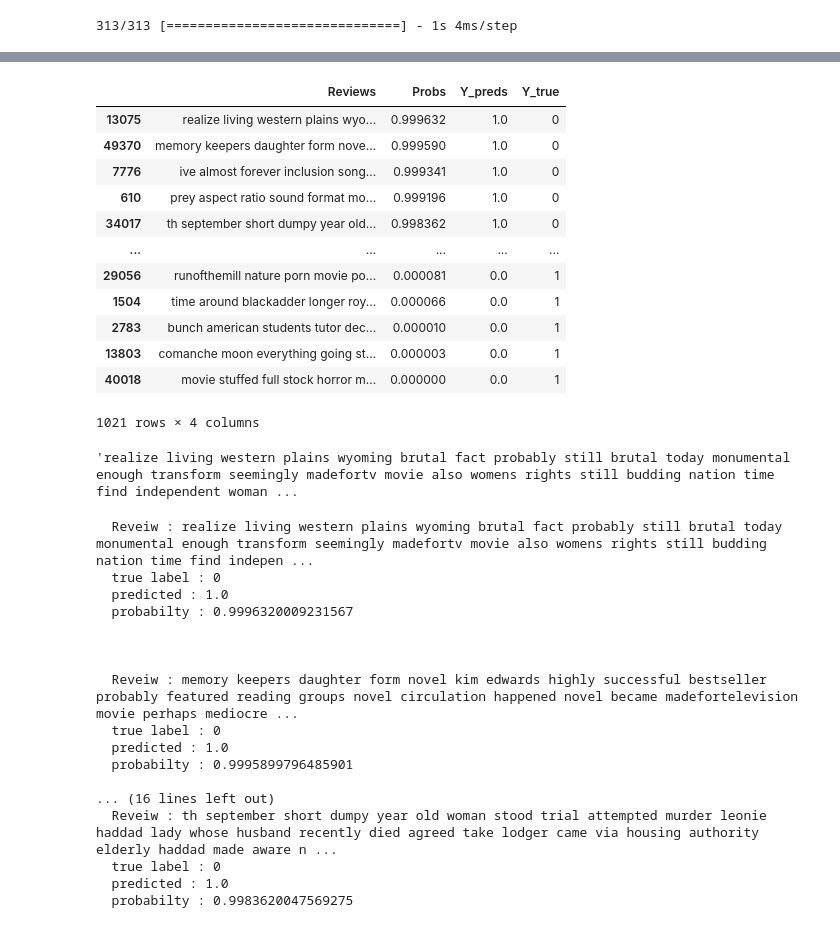
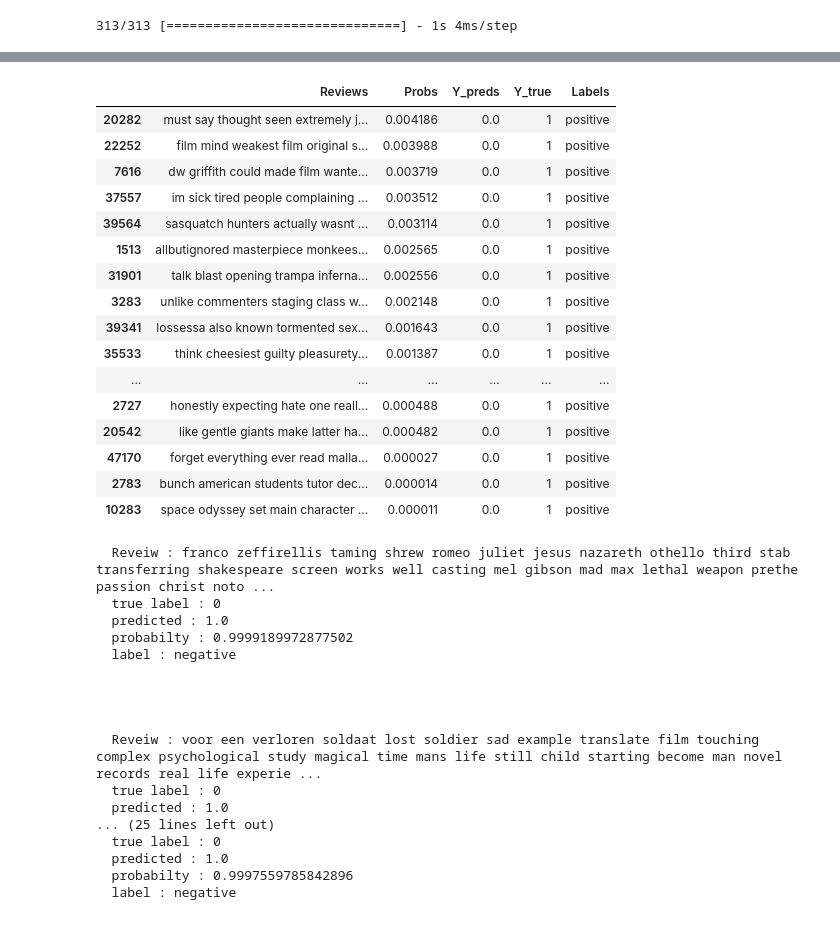
Before and after one commit to MahmutAtia/Kaggle-Projects, a Jupyter notebook: Sentiment analysis Fellowship AI.ipynb, the cells around one changed output, grey strips where cells are left out. Cells and saved outputs as stored; diff of their text form; code cells hidden in the pictures.

```diff
--- a/Sentiment analysis Fellowship AI.ipynb
+++ b/Sentiment analysis Fellowship AI.ipynb
@@ -970,0 +1029,2 @@ Name: review, Length: 4000, dtype: object
+# %%
+labels = y_test
@@ -1090,5 +1172,3 @@ WARNING:absl:Found untraced functions such as _jit_compiled_convolution_op while
-# %%
-dl_model1_all = tf.keras.models.load_model("/content/drive/MyDrive/Kaggle projects/all_conv1D")
 # %%
 dl_model1_all.evaluate(test)
 # %% [output]
@@ -1101,2 +1189,2 @@ preds =(dl_model1_all.predict(test))
 # %%
-{"Reviews":np.array( x_test),"Probs":((tf.squeeze(preds)) ),"Y_preds": tf.squeeze(np.round(preds)), "Y_true": y_test}
+df = pd.DataFrame({"Reviews":( x_test),"Probs":(np.round(tf.squeeze((preds)),6) ),"Y_preds": tf.squeeze(np.round(preds)), "Y_true": y_test, "Labels":labels})
@@ -1117,4 +1191,2 @@ preds =(dl_model1_all.predict(test))
-# %%
-df = pd.DataFrame({"Reviews":( x_test),"Probs":(np.round(tf.squeeze((preds)),6) ),"Y_preds": tf.squeeze(np.round(preds)), "Y_true": y_test})
 # %%
 most_wrong_values = df[df["Y_preds"]!=df["Y_true"]].sort_values(by="Probs" ,ascending=False)
@@ -1121,23 +1213,23 @@ most_wrong_values = df[df["Y_preds"]!=df["Y_true"]].sort_values(by="Probs" ,asce
 # %%
-most_wrong_values
+most_wrong_values.tail(20)
 # %% [output]
-|  | Reviews | Probs | Y_preds | Y_true |
-| 13075 | realize living western plains wyo... | 0.999632 | 1.0 | 0 |
-| 49370 | memory keepers daughter form nove... | 0.999590 | 1.0 | 0 |
-| 7776 | ive almost forever inclusion song... | 0.999341 | 1.0 | 0 |
-| 610 | prey aspect ratio sound format mo... | 0.999196 | 1.0 | 0 |
-| 34017 | th september short dumpy year old... | 0.998362 | 1.0 | 0 |
-| ... | ... | ... | ... | ... |
-| 29056 | runofthemill nature porn movie po... | 0.000081 | 0.0 | 1 |
-| 1504 | time around blackadder longer roy... | 0.000066 | 0.0 | 1 |
-| 2783 | bunch american students tutor dec... | 0.000010 | 0.0 | 1 |
-| 13803 | comanche moon everything going st... | 0.000003 | 0.0 | 1 |
-| 40018 | movie stuffed full stock horror m... | 0.000000 | 0.0 | 1 |
+|  | Reviews | Probs | Y_preds | Y_true | Labels |
+| 20282 | must say thought seen extremely j... | 0.004186 | 0.0 | 1 | positive |
+| 22252 | film mind weakest film original s... | 0.003988 | 0.0 | 1 | positive |
+| 7616 | dw griffith could made film wante... | 0.003719 | 0.0 | 1 | positive |
+| 37557 | im sick tired people complaining ... | 0.003512 | 0.0 | 1 | positive |
+| 39564 | sasquatch hunters actually wasnt ... | 0.003114 | 0.0 | 1 | positive |
+| 1513 | allbutignored masterpiece monkees... | 0.002565 | 0.0 | 1 | positive |
+| 31901 | talk blast opening trampa inferna... | 0.002556 | 0.0 | 1 | positive |
+| 3283 | unlike commenters staging class w... | 0.002148 | 0.0 | 1 | positive |
+| 39341 | lossessa also known tormented sex... | 0.001643 | 0.0 | 1 | positive |
+| 35533 | think cheesiest guilty pleasurety... | 0.001387 | 0.0 | 1 | positive |
+| ... | ... | ... | ... | ... | ... |
+| 2727 | honestly expecting hate one reall... | 0.000488 | 0.0 | 1 | positive |
+| 20542 | like gentle giants make latter ha... | 0.000482 | 0.0 | 1 | positive |
+| 47170 | forget everything ever read malla... | 0.000027 | 0.0 | 1 | positive |
+| 2783 | bunch american students tutor dec... | 0.000014 | 0.0 | 1 | positive |
+| 10283 | space odyssey set main character ... | 0.000011 | 0.0 | 1 | positive |
-1021 rows × 4 columns
-# %%
-most_wrong_values["Reviews"].iloc[0]
-# %% [output]
-'realize living western plains wyoming brutal fact probably still brutal today monumental enough transform seemingly madefortv movie also womens rights still budding nation time find independent woman ...
 # %%
 for i in range(5):
   print (f"""
@@ -1145,26 +1237,28 @@ for i in range(5):
   true label : {most_wrong_values["Y_true"].iloc[i]}
   predicted : {most_wrong_values["Y_preds"].iloc[i]}
   probabilty : {most_wrong_values["Probs"].iloc[i]}
+  label : {most_wrong_values["Labels"].iloc[i]}
+
 
   """)
 # %% [output]
-  Reveiw : realize living western plains wyoming brutal fact probably still brutal today monumental enough transform seemingly madefortv movie also womens rights still budding nation time find indepen ...
+  Reveiw : franco zeffirellis taming shrew romeo juliet jesus nazareth othello third stab transferring shakespeare screen works well casting mel gibson mad max lethal weapon prethe passion christ noto ...
   true label : 0
   predicted : 1.0
-  probabilty : 0.9996320009231567
+  probabilty : 0.9999189972877502
+  label : negative
 
 
 
-  Reveiw : memory keepers daughter form novel kim edwards highly successful bestseller probably featured reading groups novel circulation happened novel became madefortelevision movie perhaps mediocre ...
+
+  Reveiw : voor een verloren soldaat lost soldier sad example translate film touching complex psychological study magical time mans life still child starting become man novel records real life experie ...
   true label : 0
   predicted : 1.0
-  probabilty : 0.9995899796485901
-
-... (16 lines left out)
-  Reveiw : th september short dumpy year old woman stood trial attempted murder leonie haddad lady whose husband recently died agreed take lodger came via housing authority elderly haddad made aware n ...
+... (25 lines left out)
   true label : 0
   predicted : 1.0
-  probabilty : 0.9983620047569275
+  probabilty : 0.9997559785842896
+  label : negative
 # %%
 for i in range(5):
   print (f"""
```
Also changed, not shown: parts of 111 cells of this notebook, 5 other files.
